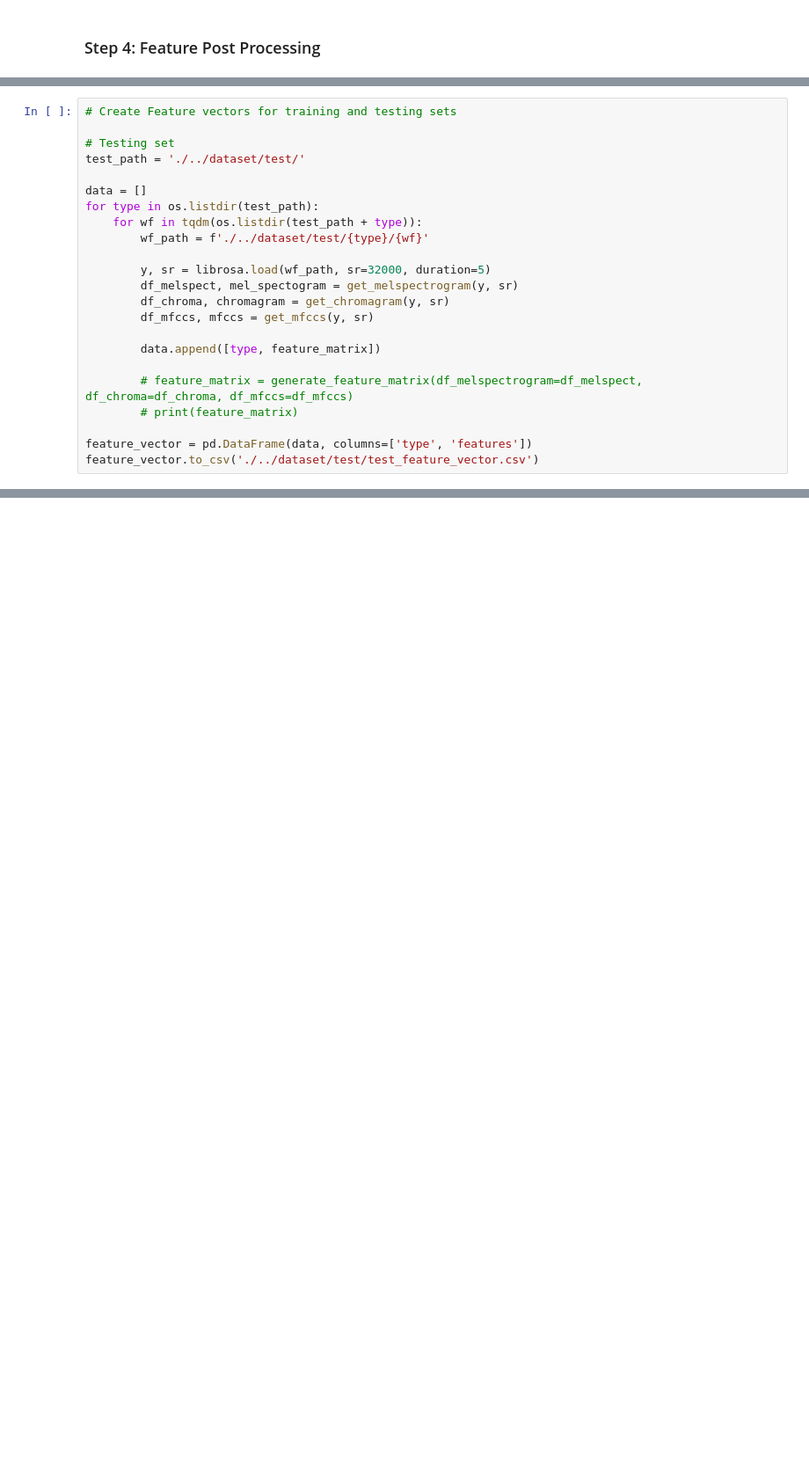
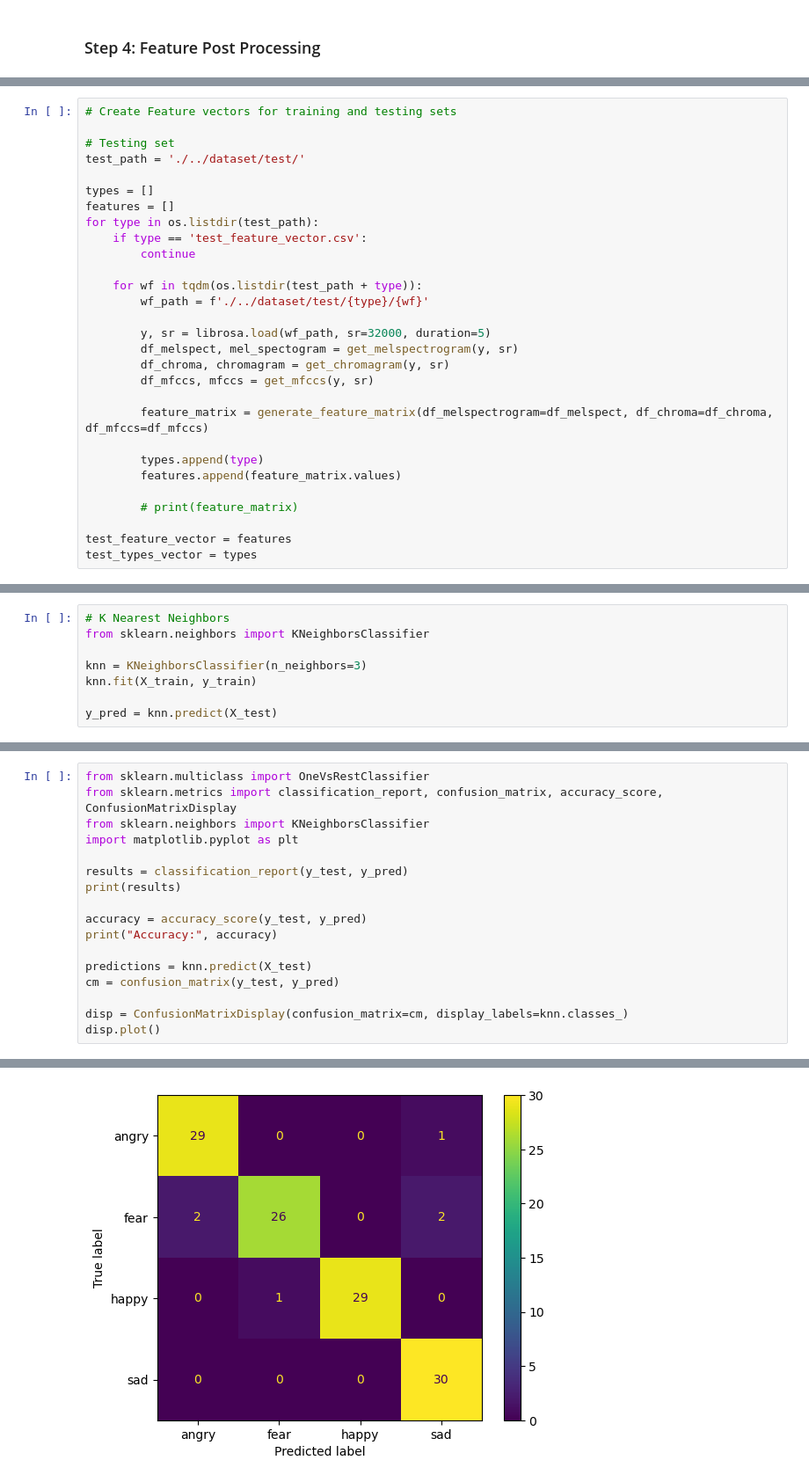
Before and after one commit to kanielv/MML, a Jupyter notebook: Assignment3/src/assignment3.ipynb, the cells around one changed output, grey strips where cells are left out. Shown: that part at 88% size. Saved outputs shown, nothing was run; the diff lists cells and outputs as text; blank space fills up the shorter version.

```diff
--- a/Assignment3/src/assignment3.ipynb
+++ b/Assignment3/src/assignment3.ipynb
@@ -130,8 +136,12 @@ feature_vector.to_csv('./../dataset/train/train_feature_vector.csv')
 # Testing set
 test_path = './../dataset/test/'
 
-data = []
+types = []
+features = []
 for type in os.listdir(test_path):
+    if type == 'test_feature_vector.csv':
+        continue
+
     for wf in tqdm(os.listdir(test_path + type)):
         wf_path = f'./../dataset/test/{type}/{wf}'
 
@@ -140,10 +150,12 @@ for type in os.listdir(test_path):
         df_chroma, chromagram = get_chromagram(y, sr)
         df_mfccs, mfccs = get_mfccs(y, sr)
 
-        data.append([type, feature_matrix])
+        feature_matrix = generate_feature_matrix(df_melspectrogram=df_melspect, df_chroma=df_chroma, df_mfccs=df_mfccs)
 
-        # feature_matrix = generate_feature_matrix(df_melspectrogram=df_melspect, df_chroma=df_chroma, df_mfccs=df_mfccs)
+        types.append(type)
+        features.append(feature_matrix.values)
+
         # print(feature_matrix)
 
-feature_vector = pd.DataFrame(data, columns=['type', 'features'])
-feature_vector.to_csv('./../dataset/test/test_feature_vector.csv')
+test_feature_vector = features
+test_types_vector = types
@@ -151,0 +202,8 @@ feature_vector.to_csv('./../dataset/test/test_feature_vector.csv')
+# %%
+# K Nearest Neighbors
+from sklearn.neighbors import KNeighborsClassifier
+
+knn = KNeighborsClassifier(n_neighbors=3)
+knn.fit(X_train, y_train)
+
+y_pred = knn.predict(X_test)
@@ -151,0 +214,18 @@ feature_vector.to_csv('./../dataset/test/test_feature_vector.csv')
+# %%
+from sklearn.multiclass import OneVsRestClassifier
+from sklearn.metrics import classification_report, confusion_matrix, accuracy_score, ConfusionMatrixDisplay
+from sklearn.neighbors import KNeighborsClassifier
+import matplotlib.pyplot as plt
+
+results = classification_report(y_test, y_pred)
+print(results)
+
+accuracy = accuracy_score(y_test, y_pred)
+print("Accuracy:", accuracy)
+
+predictions = knn.predict(X_test)
+cm = confusion_matrix(y_test, y_pred)
+
+disp = ConfusionMatrixDisplay(confusion_matrix=cm, display_labels=knn.classes_)
+disp.plot()
+# %% [output]
@@ -151,0 +245 @@ feature_vector.to_csv('./../dataset/test/test_feature_vector.csv')
+[figure, added]
```
Also changed, not shown: parts of 6 cells of this notebook, 1 other file.
